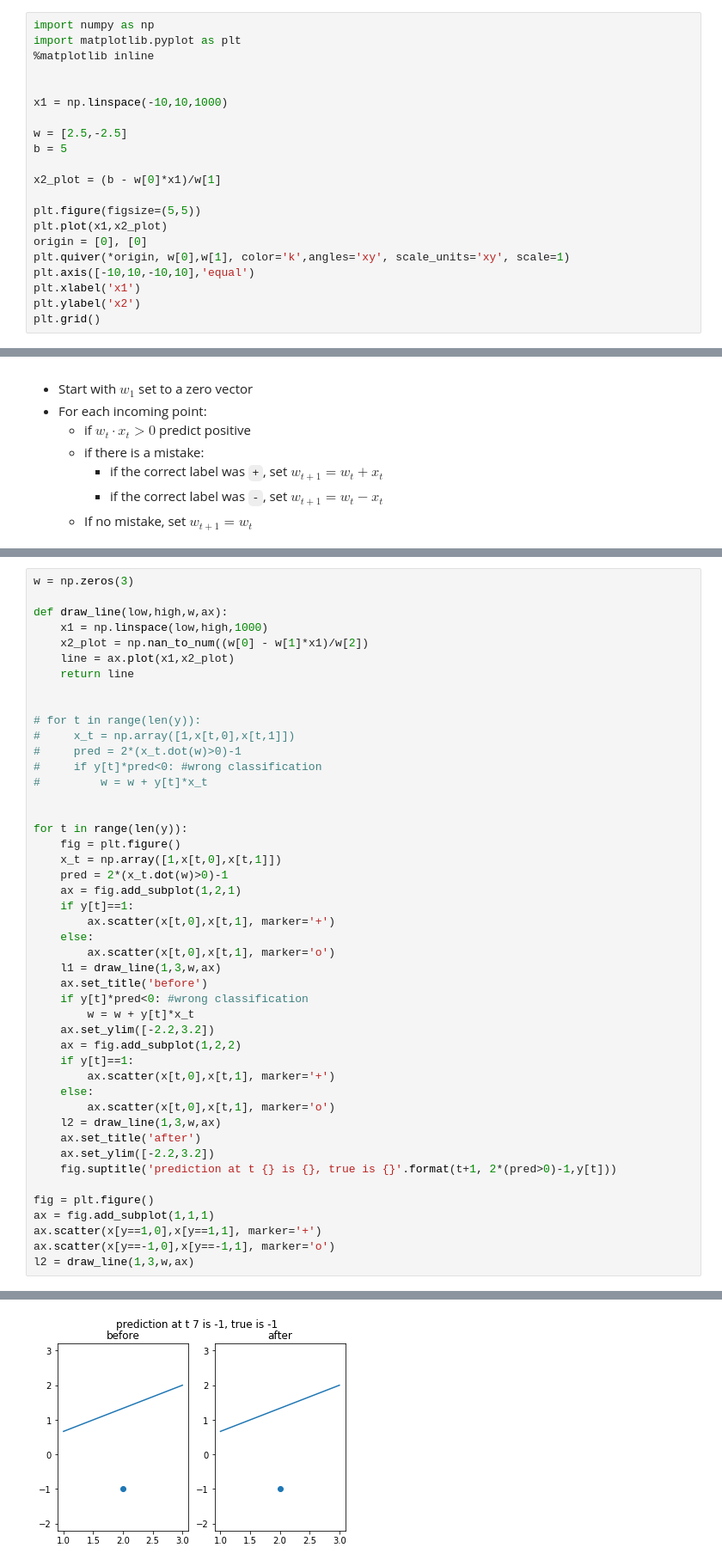
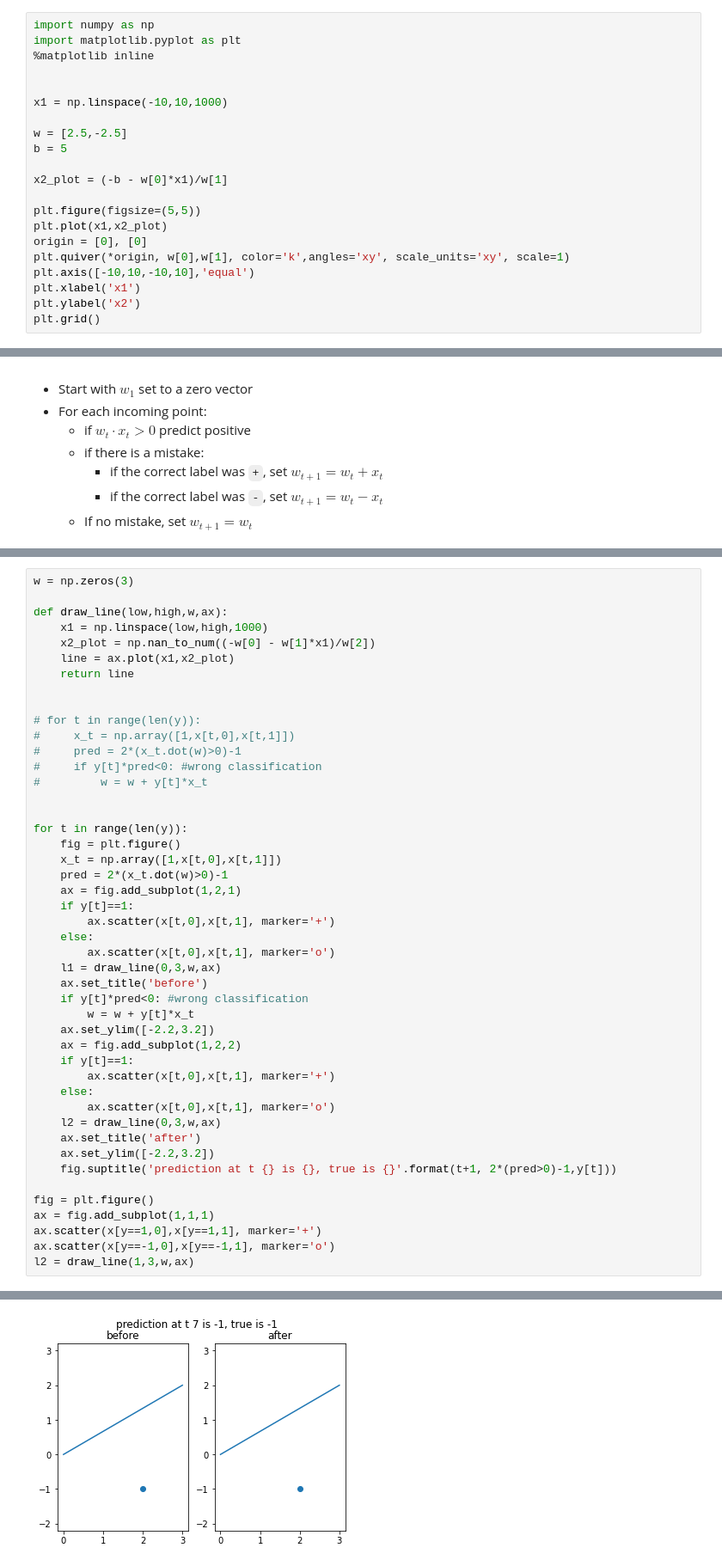
Before and after one commit to lwehbe/10606607_M20, a Jupyter notebook: 10607/Lecture_03.ipynb, the cells around one changed output, grey strips where cells are left out. Shown at 86% size. Saved outputs shown, nothing was run; the diff lists cells and outputs as text.

```diff
--- a/10607/Lecture_03.ipynb
+++ b/10607/Lecture_03.ipynb
@@ -34,7 +34,7 @@ x1 = np.linspace(-10,10,1000)
 w = [2.5,-2.5]
 b = 5
 
-x2_plot = (b - w[0]*x1)/w[1]
+x2_plot = (-b - w[0]*x1)/w[1]
 
 plt.figure(figsize=(5,5))
 plt.plot(x1,x2_plot)
@@ -76,7 +77,7 @@ w = np.zeros(3)
 
 def draw_line(low,high,w,ax):
     x1 = np.linspace(low,high,1000)
-    x2_plot = np.nan_to_num((w[0] - w[1]*x1)/w[2])
+    x2_plot = np.nan_to_num((-w[0] - w[1]*x1)/w[2])
     line = ax.plot(x1,x2_plot)
     return line
 
@@ -97,7 +98,7 @@ for t in range(len(y)):
         ax.scatter(x[t,0],x[t,1], marker='+')
     else:
         ax.scatter(x[t,0],x[t,1], marker='o')
-    l1 = draw_line(1,3,w,ax)
+    l1 = draw_line(0,3,w,ax)
     ax.set_title('before')
     if y[t]*pred<0: #wrong classification
         w = w + y[t]*x_t
@@ -107,7 +108,7 @@ for t in range(len(y)):
         ax.scatter(x[t,0],x[t,1], marker='+')
     else:
         ax.scatter(x[t,0],x[t,1], marker='o')
-    l2 = draw_line(1,3,w,ax)
+    l2 = draw_line(0,3,w,ax)
     ax.set_title('after')
     ax.set_ylim([-2.2,3.2])
     fig.suptitle('prediction at t {} is {}, true is {}'.format(t+1, 2*(pred>0)-1,y[t]))
@@ -127 +128 @@ l2 = draw_line(1,3,w,ax)
-[figure, old version]
+[figure, new version]
```
Also changed, not shown: parts of 3 cells of this notebook.
